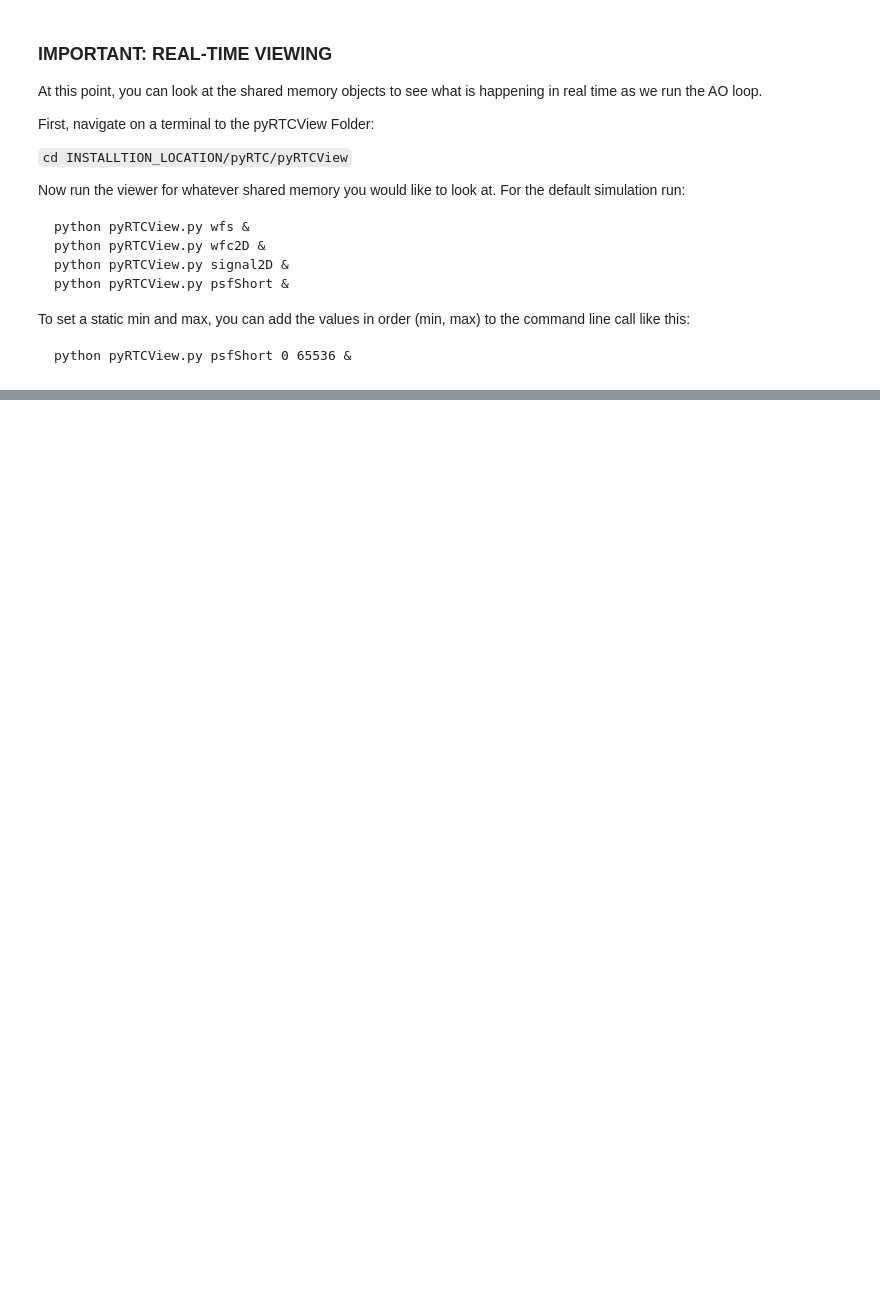
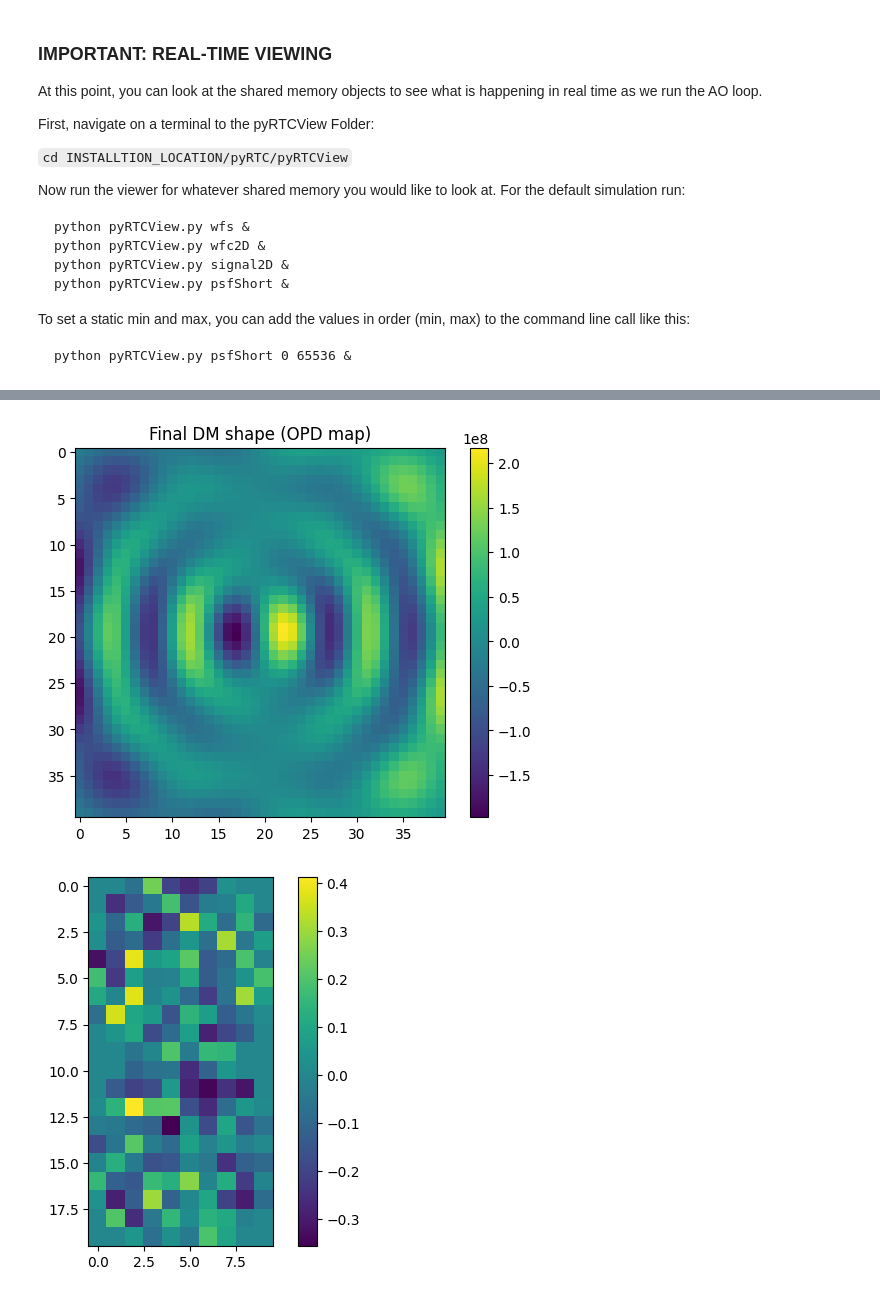
Before and after one commit to jacotay7/pyRTC, a Jupyter notebook: examples/scao/pywfs_example_OOPAO.ipynb, the cells around one changed output, grey strips where cells are left out. Cells and saved outputs as stored; diff of their text form; code cells hidden in the pictures; blank space fills up the shorter version.

```diff
--- a/examples/scao/pywfs_example_OOPAO.ipynb
+++ b/examples/scao/pywfs_example_OOPAO.ipynb
@@ -160,8 +183,16 @@ dm.flatten()
 # %%
+plt.imshow(sim.dm.OPD)
+plt.colorbar()
+plt.title("Final DM shape (OPD map)")
+plt.show()
+
 plt.imshow(sim.wfs.signal_2D)
 plt.colorbar()
 plt.show()
 
 plt.imshow(slopes.signal2D.read_noblock())
 plt.colorbar()
 plt.show()
+# %% [output]
+[figure, added]
+[figure, added]
```
Also changed, not shown: parts of 6 cells of this notebook.
